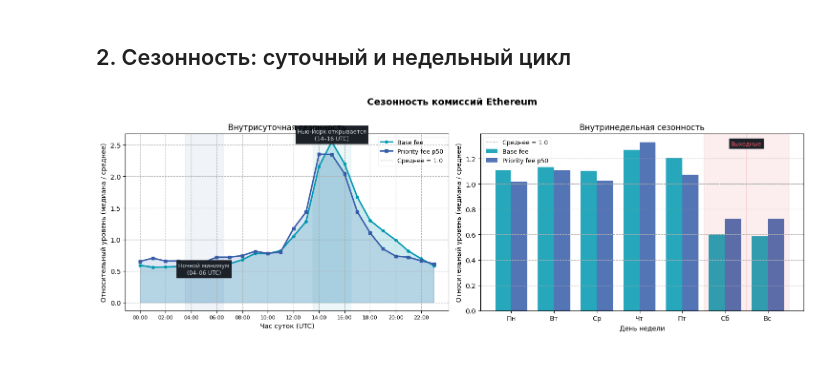
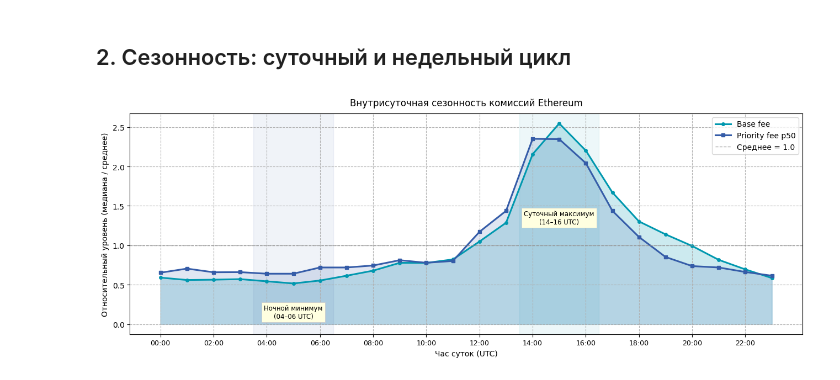
Before and after one commit to dizpatcher/ethereum-fee, a Jupyter notebook: notebooks/eda_extra.ipynb, the cells around one changed output. Drawn from its saved outputs; the diff is of its cells as text; code cells hidden in the pictures.

```diff
--- a/notebooks/eda_extra.ipynb
+++ b/notebooks/eda_extra.ipynb
@@ -142,77 +167,43 @@ plt.show()
 # %%
 prio_df["hour"] = prio_df.index.hour
 prio_df["dow"]  = prio_df.index.dayofweek   # 0=Пн … 6=Вс
 
 hourly_med = prio_df.groupby("hour")[["base_gwei", "prio_gwei"]].median()
 dow_med    = prio_df.groupby("dow")[["base_gwei", "prio_gwei"]].median()
 dow_labels = ["Пн", "Вт", "Ср", "Чт", "Пт", "Сб", "Вс"]
 
 # Нормируем: доля от среднесуточного (показывает относительное отклонение)
 hourly_norm = hourly_med.div(hourly_med.mean())
 dow_norm    = dow_med.div(dow_med.mean())
 
-fig, axes = plt.subplots(1, 2, figsize=(15, 5))
-fig.suptitle("Сезонность комиссий Ethereum", fontsize=14, fontweight="bold", y=1.01)
+# График 1: Суточный цикл
+fig, ax = plt.subplots(figsize=(13, 5))
 
-# ── Суточный цикл ────────────────────────────────────────────────────────
-ax = axes[0]
 x = hourly_norm.index
-
 ax.fill_between(x, hourly_norm["base_gwei"], alpha=0.20, color=C_BASE)
-ax.plot(x, hourly_norm["base_gwei"], color=C_BASE,  lw=2.2, marker="o", ms=4, label="Base fee")
+ax.plot(x, hourly_norm["base_gwei"], color=C_BASE, lw=2.2, marker="o", ms=4, label="Base fee")
 ax.fill_between(x, hourly_norm["prio_gwei"], alpha=0.15, color=C_PRIO)
 ax.plot(x, hourly_norm["prio_gwei"], color=C_PRIO, lw=2.2, marker="s", ms=4, label="Priority fee p50")
+ax.axhline(1.0, ls="--", color="#888", lw=1.0, alpha=0.7, label="Среднее = 1.0")
 
-ax.axhline(1.0, ls="--", color="#8b949e", lw=1.0, alpha=0.6, label="Среднее = 1.0")
+ax.axvspan(13.5, 16.5, alpha=0.07, color=C_BASE)
+ax.text(15, hourly_norm["base_gwei"].max() * 0.5,
+        "Суточный максимум\n(14–16 UTC)", ha="center", fontsize=8.5,
+        bbox=dict(fc="lightyellow", ec="#ccc", lw=0.6, pad=3))
 
-# Аннотируем пик (14-16 UTC = утро Нью-Йорка)
-peak_h = hourly_norm["base_gwei"].idxmax()
-ax.axvspan(13.5, 16.5, alpha=0.07, color=C_BASE)
-ax.text(15, hourly_norm["base_gwei"].max() * 1.01,
-        "Нью-Йорк открывается\n(14–16 UTC)", ha="center", fontsize=8.5, color="#c9d1d9",
-        bbox=dict(fc="#1c2128", ec="#30363d", lw=0.6, pad=3))
+ax.axvspan(3.5, 6.5, alpha=0.07, color=C_PRIO)
+ax.text(5, hourly_norm["base_gwei"].min() * 0.14,
+        "Ночной минимум\n(04–06 UTC)", ha="center", fontsize=8.5,
+        bbox=dict(fc="lightyellow", ec="#ccc", lw=0.6, pad=3))
 
-# Ночной минимум
-ax.axvspan(3.5, 6.5, alpha=0.07, color=C_PRIO)
-ax.text(5, hourly_norm["base_gwei"].min() * 0.87,
-        "Ночной минимум\n(04–06 UTC)", ha="center", fontsize=8.5, color="#c9d1d9",
-        bbox=dict(fc="#1c2128", ec="#30363d", lw=0.6, pad=3))
-
+ax.set_title("Внутрисуточная сезонность комиссий Ethereum", pad=10)
 ax.set_xlabel("Час суток (UTC)")
 ax.set_ylabel("Относительный уровень (медиана / среднее)")
-ax.set_title("Внутрисуточная сезонность")
 ax.set_xticks(range(0, 24, 2))
-ax.set_xticklabels([f"{h:02d}:00" for h in range(0, 24, 2)], fontsize=8)
-ax.legend(fontsize=9, framealpha=0.25)
+ax.set_xticklabels([f"{h:02d}:00" for h in range(0, 24, 2)], fontsize=9)
+ax.legend(fontsize=10)
 ax.grid(True, ls="--")
-
-# Недельный цикл
-ax = axes[1]
-x2 = np.arange(7)
-width = 0.38
-
-bars1 = ax.bar(x2 - width/2, dow_norm["base_gwei"],  width, color=C_BASE, alpha=0.85, label="Base fee")
-bars2 = ax.bar(x2 + width/2, dow_norm["prio_gwei"], width, color=C_PRIO, alpha=0.85, label="Priority fee p50")
-
-ax.axhline(1.0, ls="--", color="#8b949e", lw=1.0, alpha=0.6, label="Среднее = 1.0")
-
-# Подсветка выходных
-for xi in [5, 6]:
-    ax.axvspan(xi - 0.5, xi + 0.5, alpha=0.07, color="#D80F16")
-ax.text(5.5, dow_norm["base_gwei"].max() * 1.03,
-        "Выходные", ha="center", fontsize=8.5, color="#e85560",
-        bbox=dict(fc="#1c2128", ec="#30363d", lw=0.6, pad=3))
-
-ax.set_xlabel("День недели")
-ax.set_ylabel("Относительный уровень (медиана / среднее)")
-ax.set_title("Внутринедельная сезонность")
-ax.set_xticks(x2)
-ax.set_xticklabels(dow_labels)
-ax.legend(fontsize=9, framealpha=0.25)
-ax.grid(True, axis="y", ls="--")
-
 plt.tight_layout()
-# plt.savefig("eda_seasonality.png", dpi=150, bbox_inches="tight", facecolor="#0d1117")
 plt.show()
 # %% [output]
-[figure, old version]
+[figure, new version]
```
Also changed, not shown: parts of 4 cells of this notebook.
